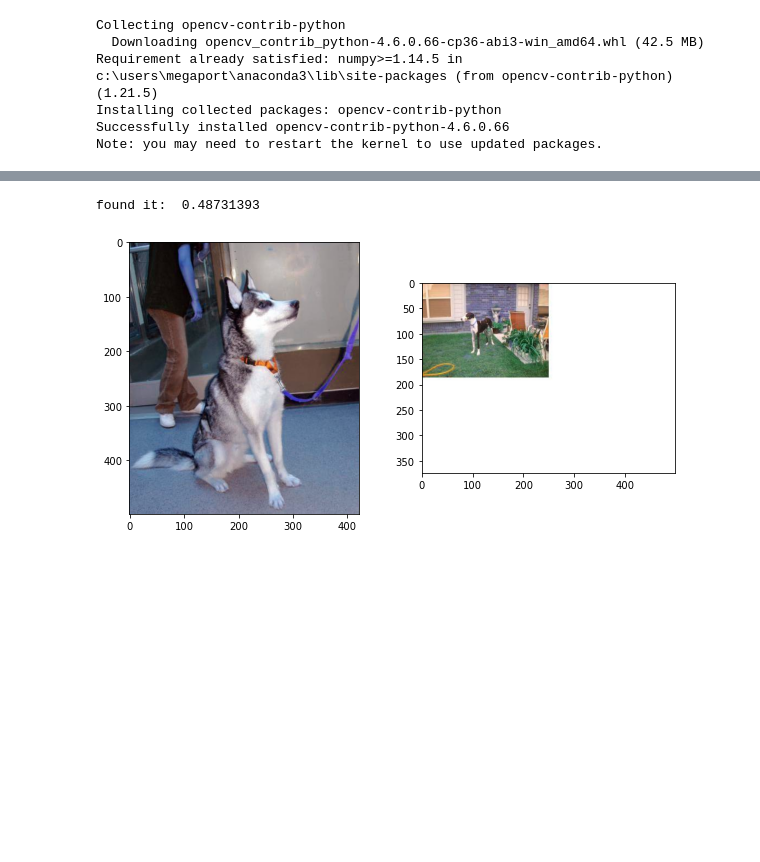
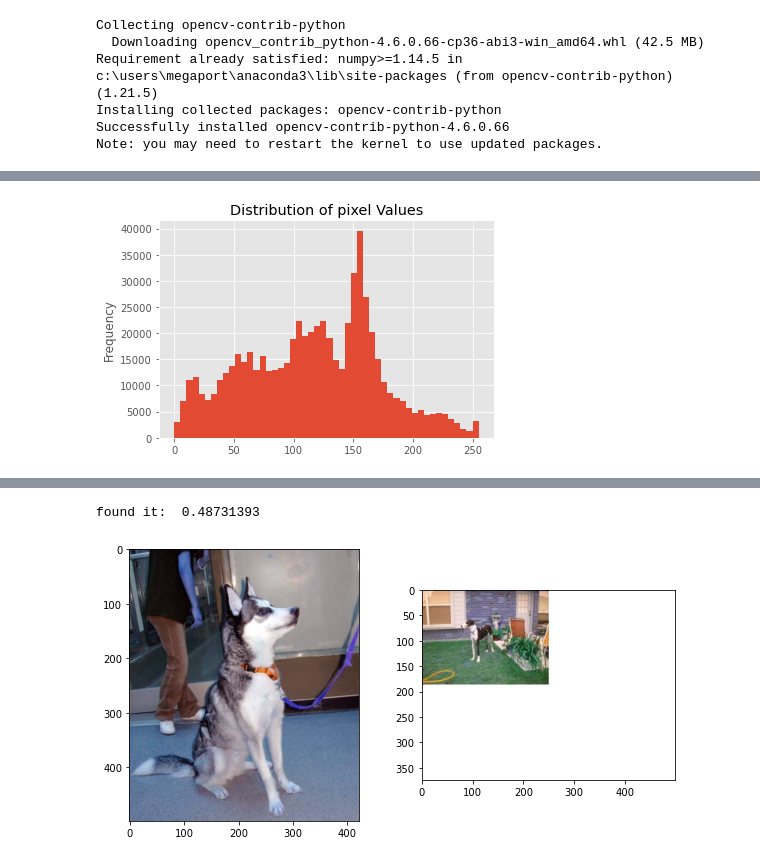
Before and after one commit to johannesgl4d0s/images_search, a Jupyter notebook: open_cv_test.ipynb, the cells around one changed output, grey strips where cells are left out. Cells and saved outputs as stored; diff of their text form; code cells hidden in the pictures; blank space fills up the shorter version.

```diff
--- a/open_cv_test.ipynb
+++ b/open_cv_test.ipynb
@@ -12,6 +12,8 @@ import pandas as pd
 import numpy as np
 
 from glob import glob
+
 import cv2
+import matplotlib.pylab as plt
 
-import matplotlib.pylab as plt
+plt.style.use('ggplot')
@@ -19,3 +23,5 @@ import matplotlib.pylab as plt
 dog_files = glob('./animal_set/dogs/*.jpg')
 
 cat_files = glob('./animal_set/cats/*.jpg')
+# %%
+img = cv2.imread(dog_files[0])
@@ -21,0 +57,6 @@ cat_files = glob('./animal_set/cats/*.jpg')
+# %%
+pd.Series(img.flatten()).plot(kind= 'hist', bins = 50, title ='Distribution of pixel Values')
+
+plt.show()
+# %% [output]
+[figure, added]
```
Also changed, not shown: parts of 10 cells of this notebook.
